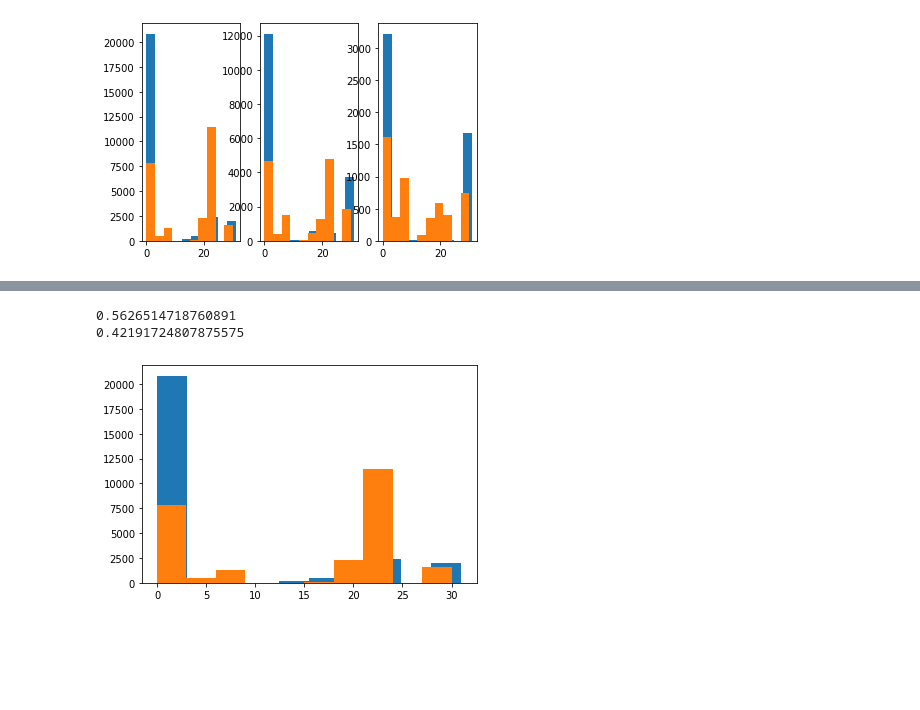
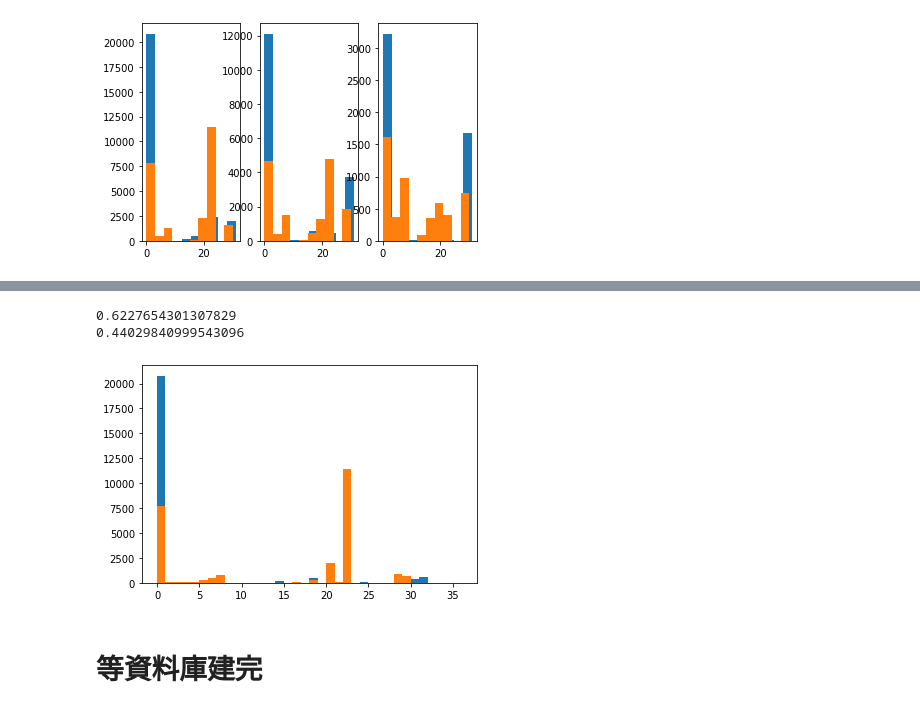
Before and after one commit to fxz200/detection, a Jupyter notebook: flower.ipynb, the cells around one changed output, grey strips where cells are left out. Drawn from its saved outputs; the diff is of its cells as text; code cells hidden in the pictures; blank space fills up the shorter version.

```diff
--- a/flower.ipynb
+++ b/flower.ipynb
@@ -401,22 +403,37 @@ H1_16301,H3_16301,H3_16301=Color_hist('cut1_iris_16301.jpeg','cut2_iris_16301.jp
 # %%
 ##直方圖交集
-##施工中##
 
 
+def Compare_Hist(h1,h2):
+    H1=plt.hist(h1,36,(0,36))
+    H2=plt.hist(h2,36,(0,36))
 
-HH=plt.hist(H1_12769)
-hh=plt.hist(H1_16301)
+    H1_array=H1[0]
+    H1_array=H1_array[:,np.newaxis]
+    H2_array=H2[0]
+    H2_array=H2_array[:,np.newaxis]
+    H1_array=np.float32(H1_array)
+    H2_array=np.float32(H2_array)
+    corr=(cv2.compareHist(H1_array,H2_array , method=0))#HISTCMP_CORREL
+    dis=(cv2.compareHist(H1_array,H2_array , method=cv2.HISTCMP_BHATTACHARYYA))#巴氏距離
 
-H=HH[0]
-H=H[:,np.newaxis]
-h=hh[0]
-h=h[:,np.newaxis]
-H=np.float32(H)
-h=np.float32(h)
-print(cv2.compareHist(H,h , method=0))#HISTCMP_CORREL
-print(cv2.compareHist(H,h , method=cv2.HISTCMP_BHATTACHARYYA))#巴氏距離
-##施工中##
+    return corr ,dis
+
+# HH=plt.hist(H1_12769,36,(0,36))
+# hh=plt.hist(H1_16301,36,(0,36))
+
+# H=HH[0]
+# H=H[:,np.newaxis]
+# h=hh[0]
+# h=h[:,np.newaxis]
+# H=np.float32(H)
+# h=np.float32(h)
+# print(cv2.compareHist(H,h , method=0))#HISTCMP_CORREL
+# print(cv2.compareHist(H,h , method=cv2.HISTCMP_BHATTACHARYYA))#巴氏距離
 # %% [output]
-0.5626514718760891
-0.42191724807875575
+0.6227654301307829
+0.44029840999543096
-[figure, old version]
+[figure, new version]
+# %% [markdown]
+等資料庫建完
+===
```
Also changed, not shown: parts of 4 cells of this notebook.
